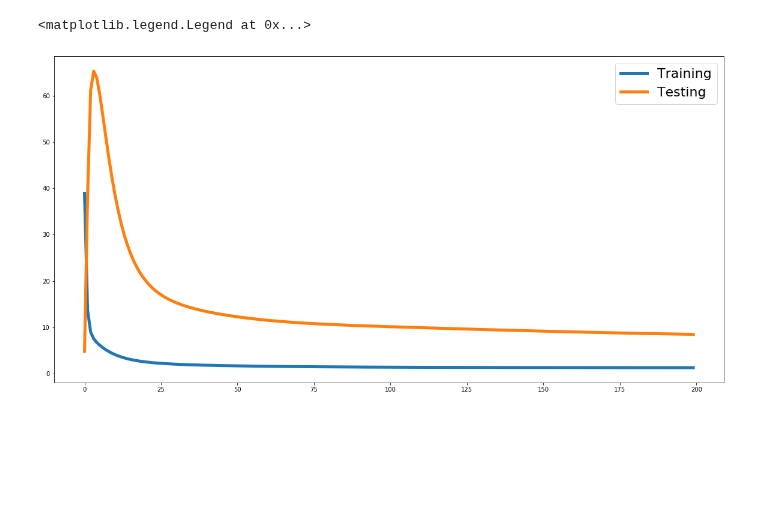
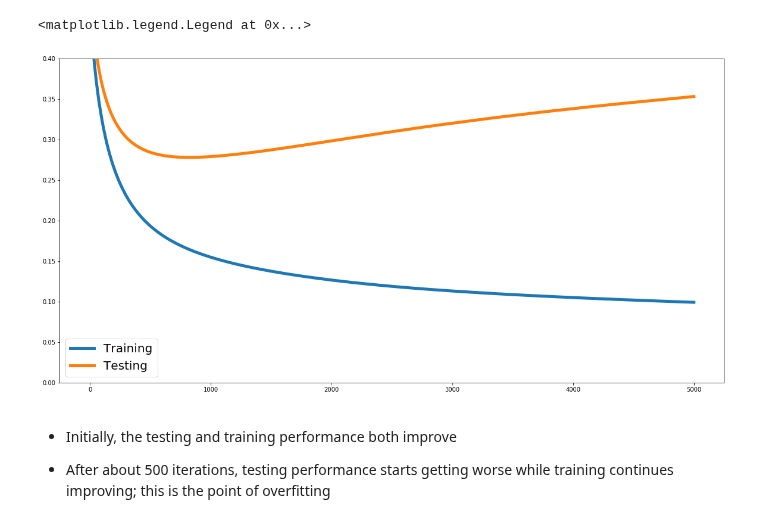
Before and after one commit to KISRDevelopment/nn_course, a Jupyter notebook: generalization.ipynb, the cells around one changed output. Drawn from its saved outputs; the diff is of its cells as text; code cells hidden in the pictures; blank space fills up the shorter version.

```diff
--- a/generalization.ipynb
+++ b/generalization.ipynb
@@ -28,19 +30,25 @@ import numpy as np
 import numpy.random as rng
 import tensorflow as tf
 import matplotlib.pyplot as plt
-# try varying the number of hidden units and learning rates
-n_hidden = 50
-eta = 0.01
+import sklearn.metrics
+
+# try varying the number of hidden units
+n_hidden = 30
+eta = 0.1
 
 # read data
-data = np.load('code/day2/fake_data.npz')
+data = np.load('data/binary_classification.npz')
 X, y = data['X'], data['y']
 
-# split data into training and testing
-Xtrain = X[:20, :]
-ytrain = y[:20, :]
-Xtest = X[20:,:]
-ytest = y[20:,:]
+ix = rng.permutation(X.shape[0])
+X = X[ix, :]
+y = y[ix, :]
+
+n_points = 100
+Xtrain = X[:n_points,:]
+ytrain = y[:n_points,:]
+Xtest = X[n_points:,:]
+ytest = y[n_points:,:]
 
 # move data to tensorflow space
 Xtrain = tf.convert_to_tensor(Xtrain, dtype=tf.float32)
@@ -59,41 +67,45 @@ variables = [W_input_hidden, W_hidden_output, b_hidden, b_output]
 optimizer = tf.keras.optimizers.SGD(learning_rate=eta)
 
 # repeat N times
-N = 200
-train_mse = []
-test_mse = []
+N = 5000
+train_xe = []
+test_xe = []
 for i in range(N):
 
     with tf.GradientTape() as gt:
 
-        # training loss
-        hidden_activation = tf.t(b_hidden + tf.matmul(Xtrain, W_input_hidden))
-        ypred = b_output + tf.matmul(hidden_activation, W_hidden_output)
-        train_mse_loss = tf.reduce_mean(tf.square(ypred - ytrain))
+        # forward computation
+        hidden_activation = tf.tanh(b_hidden + tf.matmul(Xtrain, W_input_hidden))
+        pi = tf.sigmoid(b_output + tf.matmul(hidden_activation, W_hidden_output))
+        xe_loss = -tf.reduce_mean( ytrain * tf.math.log(pi) + (1-ytrain) * tf.math.log(1-pi) )
 
+    train_xe.append(xe_loss.numpy())
 
-    train_mse.append(train_mse_loss.numpy())
-
-    # test loss
-    hidden_activation = tf.tanh(b_hidden + tf.matmul(Xtest, W_input_hidden))
-    ypred = b_output + tf.matmul(hidden_activation, W_hidden_output)
-    mse_loss = tf.reduce_mean(tf.square(ypred - ytest))
-    test_mse.append(mse_loss.numpy())
-
-
+        #print("LOSS: %0.4f" % (xe_loss.numpy()))
     # compute gradient of loss with respect to parameters
     # calculus NOT required!
-    gradients = gt.gradient(train_mse_loss, variables)
+    gradients = gt.gradient(xe_loss, variables)
 
     # update the parameters
     # this takes a list where each element is a tuple
     # of (gradient, corresponding parameter)
     optimizer.apply_gradients(zip(gradients, variables))
 
-f, ax = plt.subplots(1, 1, figsize=(20, 10))
-ax.plot(np.arange(N), train_mse, label='Training', linewidth=5)
-ax.plot(np.arange(N), test_mse, label='Testing', linewidth=5)
-ax.legend(fontsize=22)
+    # forward computation
+    hidden_activation = tf.tanh(b_hidden + tf.matmul(Xtest, W_input_hidden))
+    pi = tf.sigmoid(b_output + tf.matmul(hidden_activation, W_hidden_output))
+    test_xe_loss = -tf.reduce_mean( ytest * tf.math.log(pi) + (1-ytest) * tf.math.log(1-pi) )
+    test_xe.append(test_xe_loss.numpy())
-# %% [output]
-<matplotlib.legend.Legend at 0x...>
-[figure, removed]
+# %%
+f, ax = plt.subplots(1, 1, figsize=(20, 10))
+ax.plot(np.arange(N), train_xe, label='Training', linewidth=5)
+ax.plot(np.arange(N), test_xe, label='Testing', linewidth=5)
+ax.set_ylim([0, 0.4])
+ax.legend(fontsize=20)
+# %% [output]
+<matplotlib.legend.Legend at 0x...>
+[figure, added]
+# %% [markdown]
+* Initially, the testing and training performance both improve
+
+* After about 500 iterations, testing performance starts getting worse while training continues improving; this is the point of overfitting
```
Also changed, not shown: parts of 12 cells of this notebook, 1 other file.
